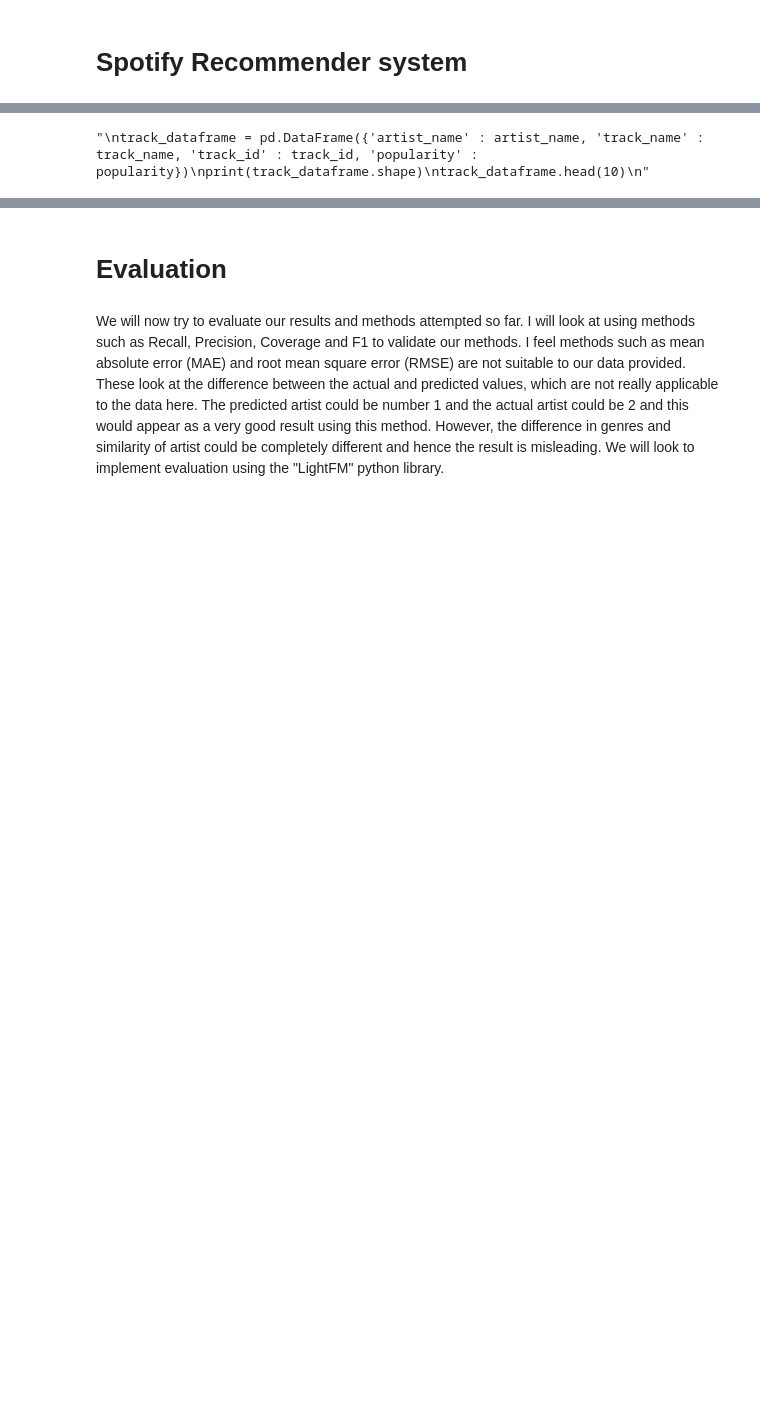
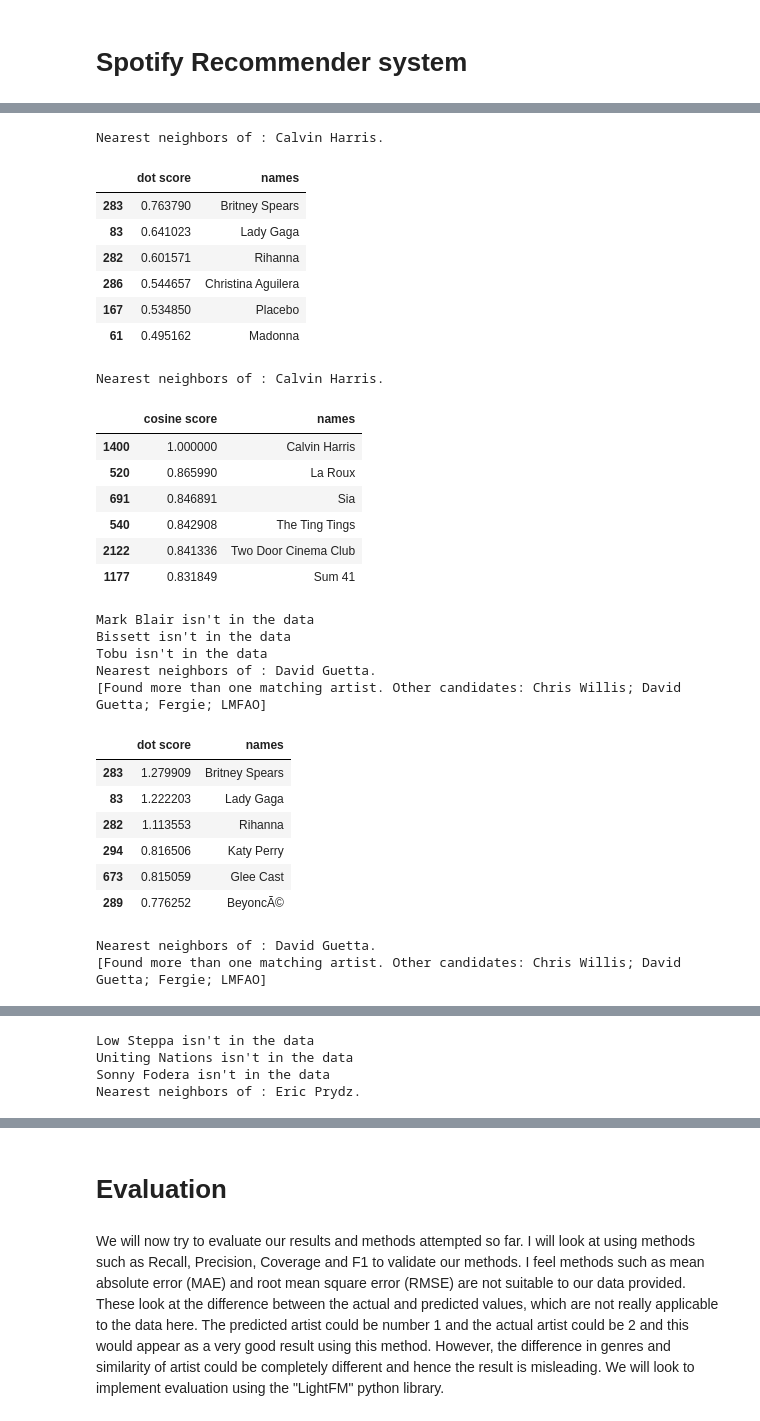
Before and after one commit to kiansweeney11/Ca4015-final-assignment, a Jupyter notebook: recommender.ipynb, the cells around one changed output, grey strips where cells are left out. Saved outputs shown, nothing was run; the diff lists cells and outputs as text; code cells hidden in the pictures; blank space fills up the shorter version.

Commit message:
spotify

```diff
--- a/recommender.ipynb
+++ b/recommender.ipynb
@@ -1790,5 +1790,5 @@ redirect_url = 'http://ca4015.com/callback/'
 # %%
-#conf = (client_id, client_secret, redirect_uri)
-#token = tk.prompt_for_user_token(*conf, scope = tk.scope.every)
+conf = (client_id, client_secret, redirect_url)
+token = tk.prompt_for_user_token(*conf, scope = tk.scope.every)
 
-#spotify = tk.Spotify(token)
+spotify = tk.Spotify(token)
@@ -1801,13 +1798,3 @@ import spotipy.util as util
 # %%
-'''
-username = 'kiansweeney11'
-client_credentials_manager = SpotifyClientCredentials(client_id=client_id, client_secret=client_secret)
-sp = spotipy.Spotify(client_credentials_manager=client_credentials_manager)
-scope = 'user-top-read'
-token = util.prompt_for_user_token(username, scope)
-
-if token:
-    sp = spotipy.Spotify(auth=token)
-else:
-    print("Can't get token for", username)
-'''
+artists = spotify.current_user_top_artists(limit = 10)
+spotify_artists = artists.items
@@ -1816,13 +1800,0 @@ else:
-# %%
-'''
-artist_name = []
-track_name = []
-popularity = []
-track_id = []
-results = sp.current_user_top_tracks(limit=5,offset=0,time_range='medium_term')
-for i, t in enumerate(track_results['tracks']['items']):
-    artist_name.append(t['artists'][0]['name'])
-    track_name.append(t['name'])
-    track_id.append(t['id'])
-    popularity.append(t['popularity'])
-'''
@@ -1831,8 +1801,39 @@ for i, t in enumerate(track_results['tracks']['items']):
 # %%
-'''
-track_dataframe = pd.DataFrame({'artist_name' : artist_name, 'track_name' : track_name, 'track_id' : track_id, 'popularity' : popularity})
-print(track_dataframe.shape)
-track_dataframe.head(10)
-'''
+t = np.array(df['name'])
+for i in range(0,10):
+    if spotify_artists[i].name in t:
+        artist_neighbors(reg_model, spotify_artists[i].name, DOT)
+        artist_neighbors(reg_model, spotify_artists[i].name, COSINE)
+    else:
+        print(str(spotify_artists[i].name) + " isn't in the data")
 # %% [output]
-"\ntrack_dataframe = pd.DataFrame({'artist_name' : artist_name, 'track_name' : track_name, 'track_id' : track_id, 'popularity' : popularity})\nprint(track_dataframe.shape)\ntrack_dataframe.head(10)\n"
+Nearest neighbors of : Calvin Harris.
+|  | dot score | names |
+| 283 | 0.763790 | Britney Spears |
+| 83 | 0.641023 | Lady Gaga |
+| 282 | 0.601571 | Rihanna |
+| 286 | 0.544657 | Christina Aguilera |
+| 167 | 0.534850 | Placebo |
+| 61 | 0.495162 | Madonna |
+Nearest neighbors of : Calvin Harris.
+|  | cosine score | names |
+| 1400 | 1.000000 | Calvin Harris |
+| 520 | 0.865990 | La Roux |
+| 691 | 0.846891 | Sia |
+| 540 | 0.842908 | The Ting Tings |
+| 2122 | 0.841336 | Two Door Cinema Club |
+| 1177 | 0.831849 | Sum 41 |
+Mark Blair isn't in the data
+Bissett isn't in the data
+Tobu isn't in the data
+Nearest neighbors of : David Guetta.
+[Found more than one matching artist. Other candidates: Chris Willis; David Guetta; Fergie; LMFAO]
+|  | dot score | names |
+| 283 | 1.279909 | Britney Spears |
+| 83 | 1.222203 | Lady Gaga |
+| 282 | 1.113553 | Rihanna |
+| 294 | 0.816506 | Katy Perry |
+| 673 | 0.815059 | Glee Cast |
+| 289 | 0.776252 | BeyoncÃ© |
+Nearest neighbors of : David Guetta.
+[Found more than one matching artist. Other candidates: Chris Willis; David Guetta; Fergie; LMFAO]
@@ -1838,0 +1847,4 @@ track_dataframe.head(10)
+Low Steppa isn't in the data
+Uniting Nations isn't in the data
+Sonny Fodera isn't in the data
+Nearest neighbors of : Eric Prydz.
```
Also changed, not shown: parts of 18 cells of this notebook.
